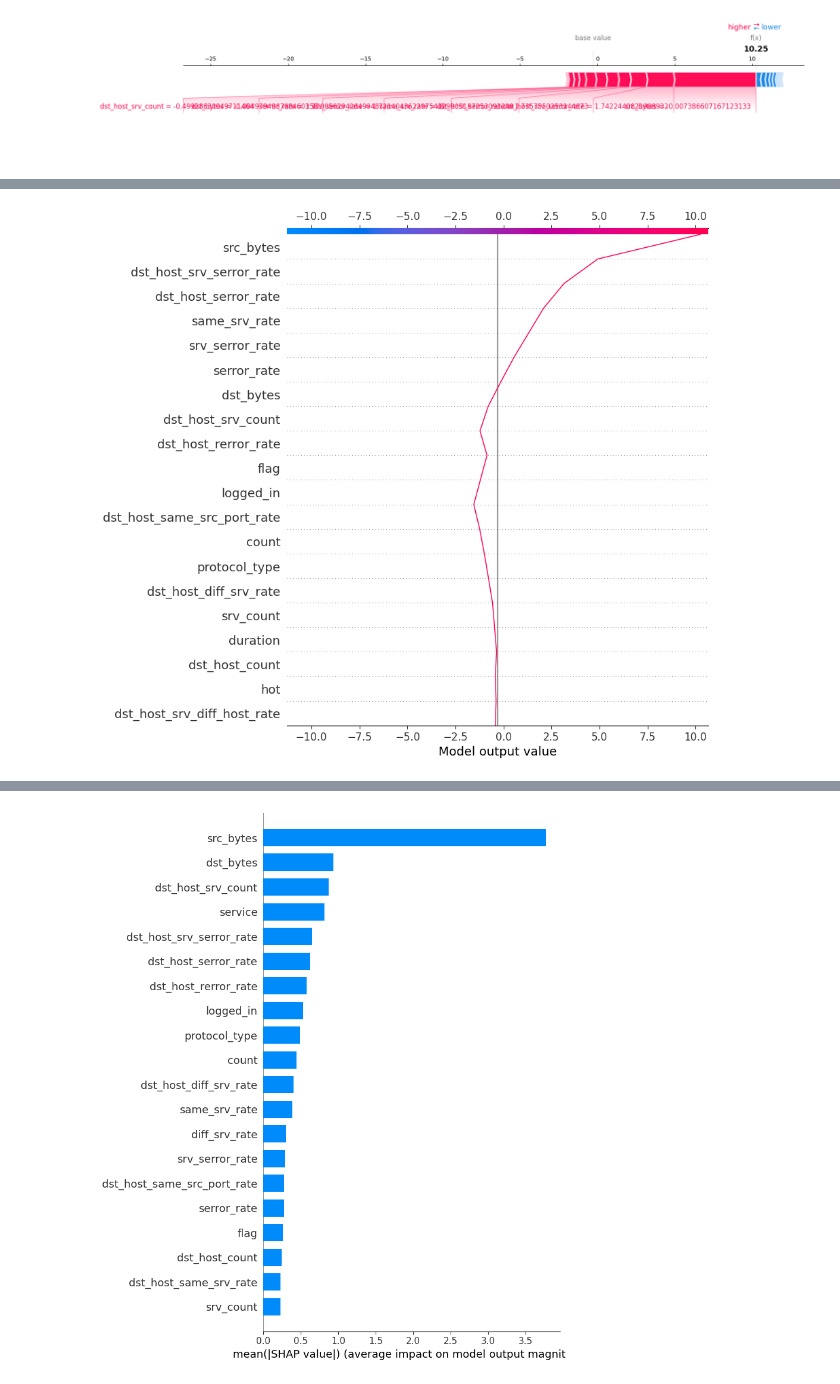
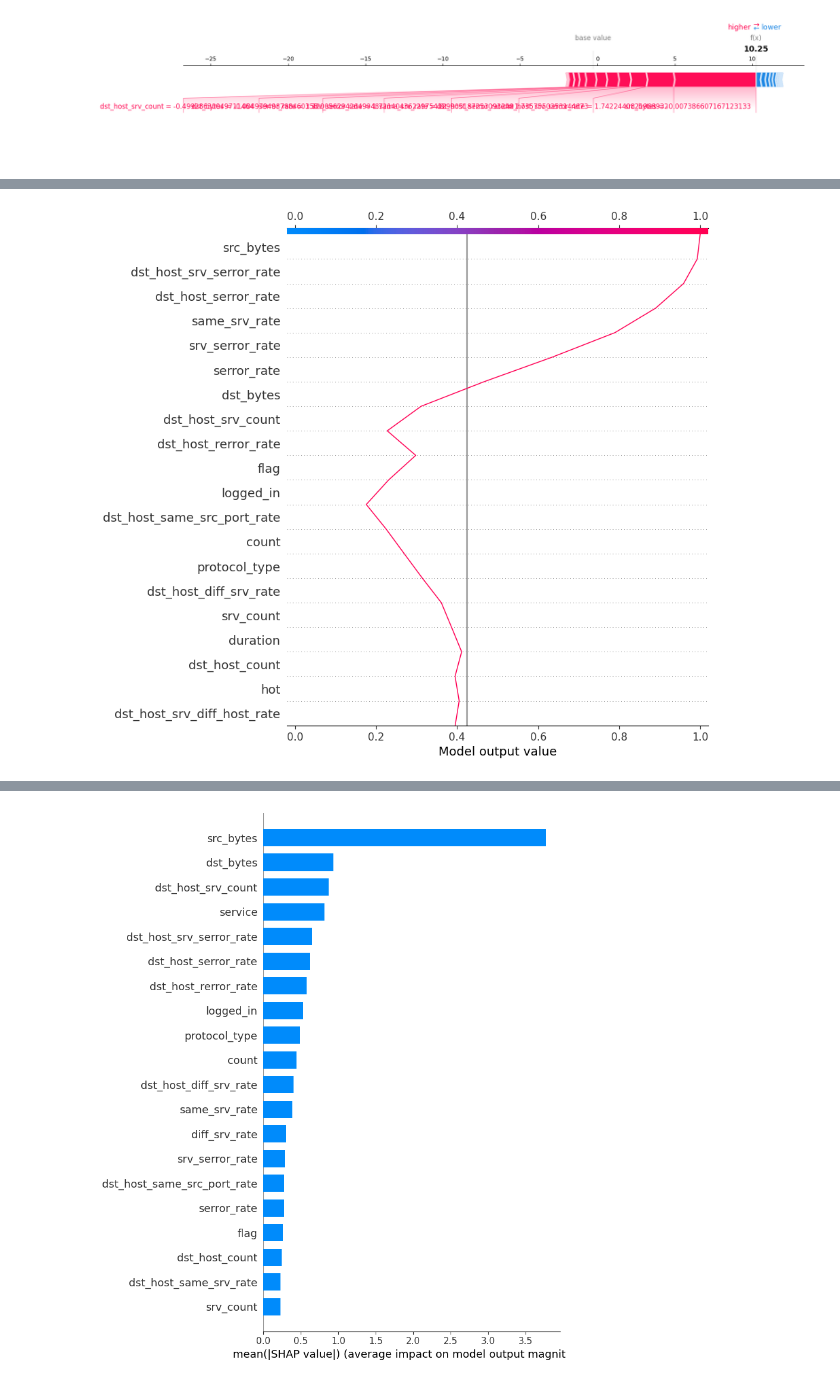
Before and after one commit to matheusbus/xai-in-ids, a Jupyter notebook: experiments/light_gbm/LIGHT_GBM_NSL_KDD.ipynb, the cells around one changed output, grey strips where cells are left out. Saved outputs shown, nothing was run; the diff lists cells and outputs as text; code cells hidden in the pictures.

```diff
--- a/experiments/light_gbm/LIGHT_GBM_NSL_KDD.ipynb
+++ b/experiments/light_gbm/LIGHT_GBM_NSL_KDD.ipynb
@@ -265,7 +265,7 @@ shap.decision_plot(explainer.expected_value, shap_values[5], X_test_scaled_df.co
 # %%
-shap.decision_plot(explainer.expected_value, shap_values[4], X_test_scaled_df.columns)
+shap.decision_plot(explainer.expected_value, shap_values[4], X_test_scaled_df.columns, link="logit")
 # %% [output]
-[figure, old version]
+[figure, new version]
 # %%
 shap.summary_plot(shap_values, X_test_scaled, feature_names=feature_names)
 # %% [output]
```
Also changed, not shown: parts of 6 cells of this notebook, 8 other files.
